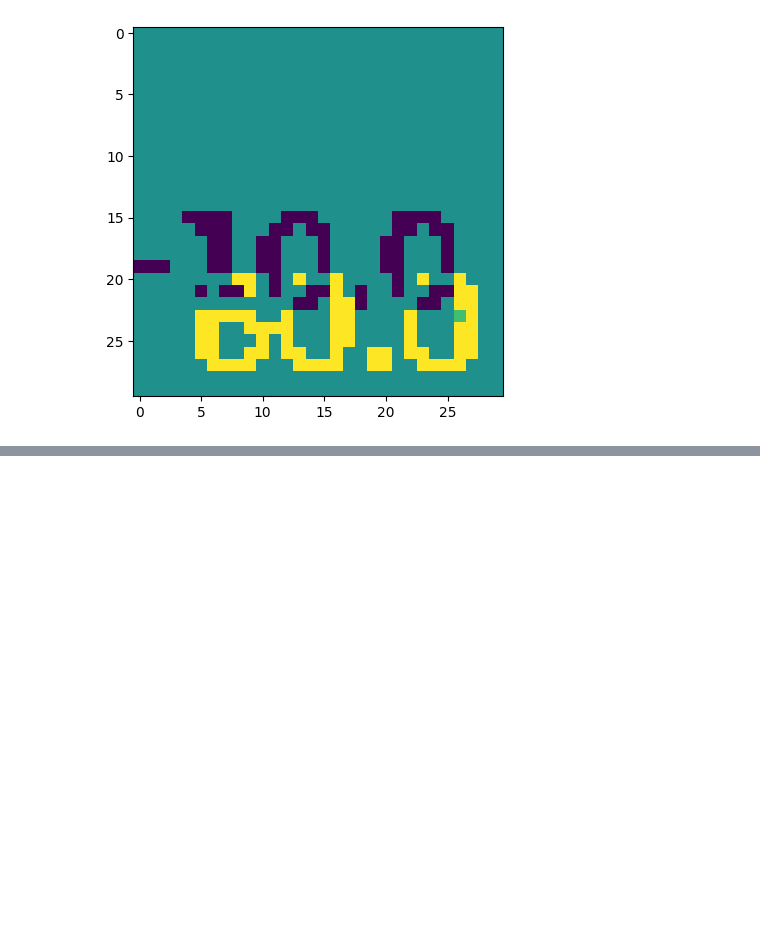
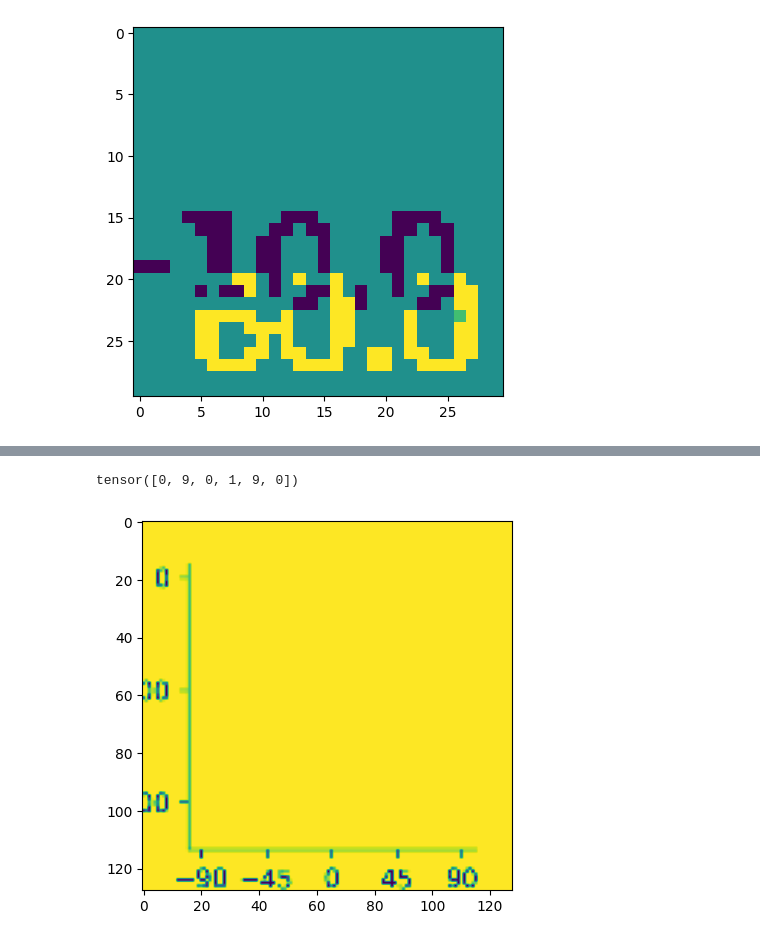
Before and after one commit to khachaturyan-1991/PlotExtract, a Jupyter notebook: TextBeast.ipynb, the cells around one changed output, grey strips where cells are left out. Saved outputs shown, nothing was run; the diff lists cells and outputs as text; code cells hidden in the pictures; blank space fills up the shorter version.

```diff
--- a/TextBeast.ipynb
+++ b/TextBeast.ipynb
@@ -902,0 +990,59 @@ plt.imshow(test_1 - test_2)
+# %%
+class GenerateSequenceDataset(Dataset):
+    def __init__(self, num_samples, transform=None, tolerance=50, img_size=128, fig_size=5):
+        self.num_samples = num_samples
+        self.transform = transform
+        self.tolerance = tolerance
+        self.img_size = (img_size, img_size)
+        self.fig_size = (fig_size, fig_size)
+
+    def __len__(self):
+        return self.num_samples
+
+    def _encode_number(self, num):
+        sign = 1 if num >= 0 else 0
+        abs_num = abs(num)
+        decimal_of_ten = abs_num // 10
+        rest = abs_num % 10
+        return [sign, int(decimal_of_ten), int(rest)]
+
+    def __getitem__(self, idx):
+        fig, ax = plt.subplots(figsize=self.fig_size, dpi=300)
+        interval = np.random.choice([i for i in range(2, 49)])
+        x = [-2 * interval, -1 * interval, 0, 1 * interval, 2 * interval]
+        ax.set_xticks(x)
+        x_labels = [int(item.get_text().replace('−', '-')) for item in ax.get_xticklabels()]
+        axes_color = [0.0, 0.0, 0.0]
+        coef = np.random.uniform(-8, 8, 3)
+        y = np.poly1d(coef)
+        line_color1 = [0, 0, 1]
+        ax.plot(x, y(x), color=line_color1)
+        ax.spines['top'].set_visible(False)
+        ax.spines['right'].set_visible(False)
+        fig.canvas.draw()
+        image = np.array(fig.canvas.renderer.buffer_rgba())
+        plt.close(fig)
+        image = image[:, :, :3]
+        image = torch.from_numpy(image).permute(2, 0, 1).float() / 255.0
+        image = F.interpolate(image.unsqueeze(0),
+                              size=self.img_size,
+                              mode='bilinear',
+                              align_corners=False).squeeze(0)
+        # Encode the first and last numbers
+        first_label = self._encode_number(x[0])
+        last_label = self._encode_number(x[-1])
+        label = first_label + last_label
+        image = np.expand_dims(image[2, 118:, :], axis=0)
+        return torch.tensor(image,
+                            dtype=torch.float32), torch.tensor(label)
+
+dataset = GenerateSequenceDataset(num_samples=10, img_size=128, fig_size=2)
+
+for img, lable in dataset:
+    break
+
+plt.imshow(img[0])
+print(lable)
+# %% [output]
+tensor([0, 9, 0, 1, 9, 0])
+[figure, added]
```
Also changed, not shown: parts of 22 cells of this notebook, 4 other files.
